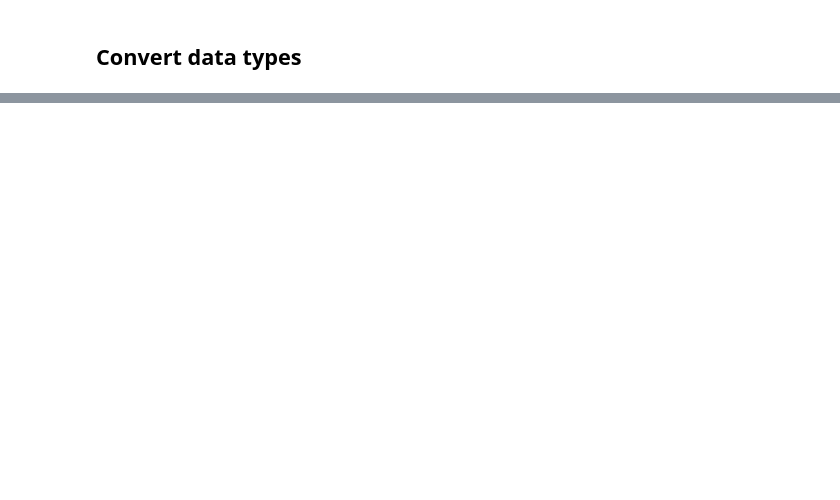
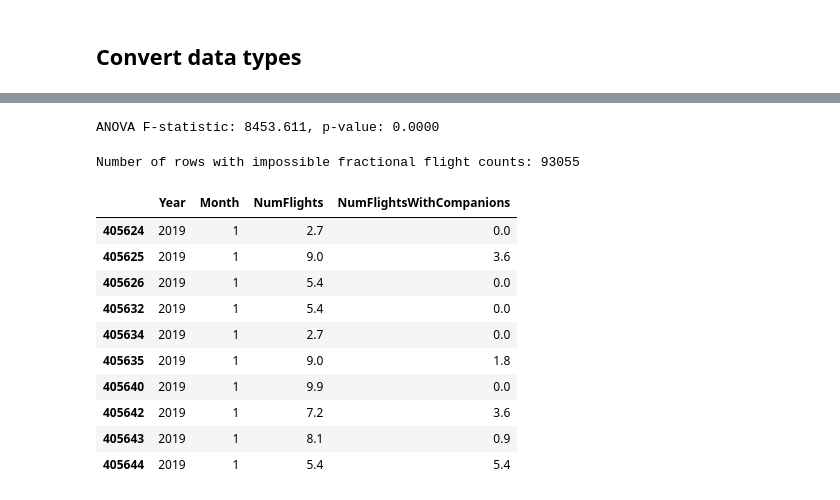
Before and after one commit to lucasdmcax/data_mining, a Jupyter notebook: Group20_EDA_Code.ipynb, the cells around one changed output, grey strips where cells are left out. Cells and saved outputs as stored; diff of their text form; code cells hidden in the pictures; blank space fills up the shorter version.

```diff
--- a/Group20_EDA_Code.ipynb
+++ b/Group20_EDA_Code.ipynb
@@ -443,0 +482,29 @@ Number of records in merged DB: True
+# %%
+groups = [group["Income"].dropna() for _, group in customer_db.groupby("Education")]
+f_stat, p_val = stats.f_oneway(*groups)
+print(f"ANOVA F-statistic: {f_stat:.3f}, p-value: {p_val:.4f}")
+# %% [output]
+ANOVA F-statistic: 8453.611, p-value: 0.0000
+# %%
+#checking to see if there are float flights or float flight companions
+invalid_fractional_flights = flights_db[
+    (flights_db['NumFlights'] % 1 != 0) |
+    (flights_db['NumFlightsWithCompanions'] % 1 != 0)
+]
+
+print(f"Number of rows with impossible fractional flight counts: {len(invalid_fractional_flights)}")
+if not invalid_fractional_flights.empty:
+    display(invalid_fractional_flights[[ 'Year', 'Month', 'NumFlights', 'NumFlightsWithCompanions']].head(10))
+# %% [output]
+Number of rows with impossible fractional flight counts: 93055
+|  | Year | Month | NumFlights | NumFlightsWithCompanions |
+| 405624 | 2019 | 1 | 2.7 | 0.0 |
+| 405625 | 2019 | 1 | 9.0 | 3.6 |
+| 405626 | 2019 | 1 | 5.4 | 0.0 |
+| 405632 | 2019 | 1 | 5.4 | 0.0 |
+| 405634 | 2019 | 1 | 2.7 | 0.0 |
+| 405635 | 2019 | 1 | 9.0 | 1.8 |
+| 405640 | 2019 | 1 | 9.9 | 0.0 |
+| 405642 | 2019 | 1 | 7.2 | 3.6 |
+| 405643 | 2019 | 1 | 8.1 | 0.9 |
+| 405644 | 2019 | 1 | 5.4 | 5.4 |
```
Also changed, not shown: parts of 12 cells of this notebook.
